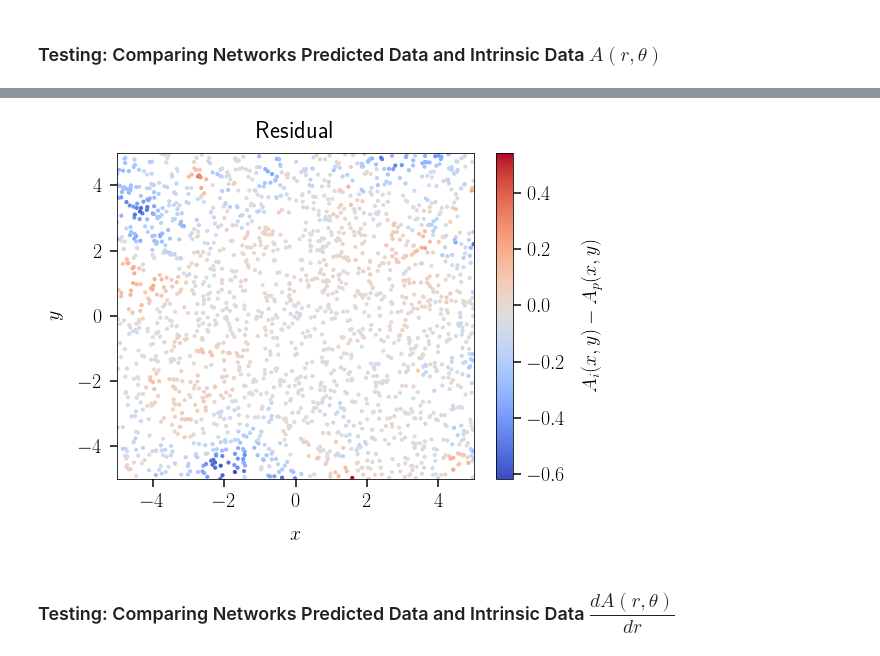
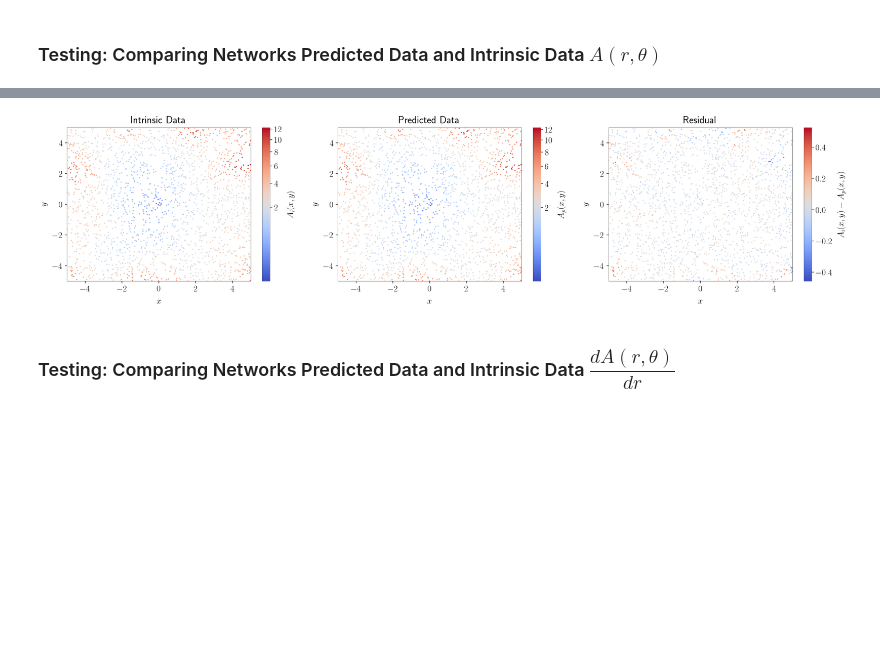
Before and after one commit to avaove/dust-map, a Jupyter notebook: dust_fit.ipynb, the cells around one changed output, grey strips where cells are left out. Drawn from its saved outputs; the diff is of its cells as text; code cells hidden in the pictures; blank space fills up the shorter version.

```diff
--- a/dust_fit.ipynb
+++ b/dust_fit.ipynb
@@ -323,22 +357,34 @@ plt.savefig('plots/TypicalNNInstrinsicVsPredictedlogA.png', bbox_inches='tight')
 # %%
 X_test_cart = np.array([np.array(pol2cart(r,theita)) for r,theita in X_test])
 xlim, ylim = [X_MIN, X_MAX], [Y_MIN, Y_MAX]
-rcParams.update({'font.size': 20})
-fig, ax = plt.subplots(1, 1, figsize=(8,6))
-applyPlotStyle()
-#np.append(pred - Y_test, [-(np.amax(np.abs(Y_test - pred))), np.amax(np.abs(Y_test - pred))])
-pcm = ax.scatter(X_test_cart[:, 0], X_test_cart[:, 1], c=Y_test - pred, cmap='coolwarm', s = 10)
-ax.set_xlabel(r'$x$')
-ax.set_ylabel(r'$y$')
-ax.set_xlim(xlim)
-ax.set_ylim(ylim)
-ax.set_title('Residual')
-fig.colorbar(pcm, ax=ax, label=r'$A_i(x, y) - A_p(x, y)$') #r'$A_i(x, y) - A_p(x, y)$'
+rcParams.update({'font.size': 30})
+fig, ax = plt.subplots(1, 3, figsize=(40,10))
+pcm = ax[0].scatter(X_test_cart[:, 0], X_test_cart[:, 1], c=Y_test, norm=matplotlib.colors.PowerNorm(gamma=.4), cmap='coolwarm', s = 10)
+ax[0].set_xlabel(r'$x$')
+ax[0].set_ylabel(r'$y$')
+ax[0].set_xlim(xlim)
+ax[0].set_ylim(ylim)
+ax[0].set_title('Intrinsic Data')
+fig.colorbar(pcm, ax=ax[0], label=r'$A_i(x, y)$')
 # im = plt.imshow(X_test_cart, cmap='coolwarm')
-# plt.colorbar(im, ax=ax, label=r'$A_i(x, y) - A_p(x, y)$') #
-plt.savefig('plots/3panelc.png', bbox_inches='tight')
+pcm = ax[1].scatter(X_test_cart[:, 0], X_test_cart[:, 1], c=pred, norm=matplotlib.colors.PowerNorm(gamma=.4), cmap='coolwarm', s = 10)
+ax[1].set_xlabel(r'$x$')
+ax[1].set_ylabel(r'$y$')
+ax[1].set_xlim(xlim)
+ax[1].set_ylim(ylim)
+ax[1].set_title('Predicted Data')
+fig.colorbar(pcm, ax=ax[1], label=r'$A_p(x, y)$')
+pcm = ax[2].scatter(X_test_cart[:, 0], X_test_cart[:, 1], c=Y_test - pred, cmap='coolwarm', s = 10)
+ax[2].set_xlabel(r'$x$')
+ax[2].set_ylabel(r'$y$')
+ax[2].set_xlim(xlim)
+ax[2].set_ylim(ylim)
+ax[2].set_title('Residual')
+fig.colorbar(pcm, ax=ax[2], label=r'$A_i(x, y) - A_p(x, y)$')
+plt.tight_layout()
+plt.savefig('plots/3panelall.png', bbox_inches='tight')
 # %% [output]
-[figure, old version]
+[figure, new version]
 # %% [markdown]
 ### Testing: Comparing Networks Predicted Data and Intrinsic Data $\dfrac{d A(r, \theta)}{dr}$
 # %%
```
Also changed, not shown: parts of 12 cells of this notebook, 8 other files.
